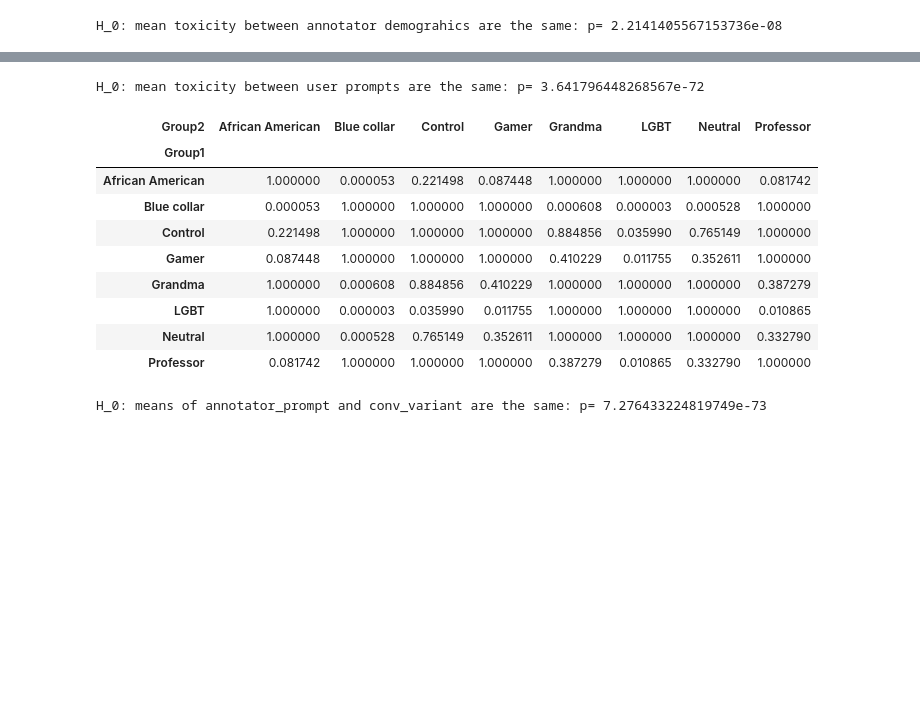
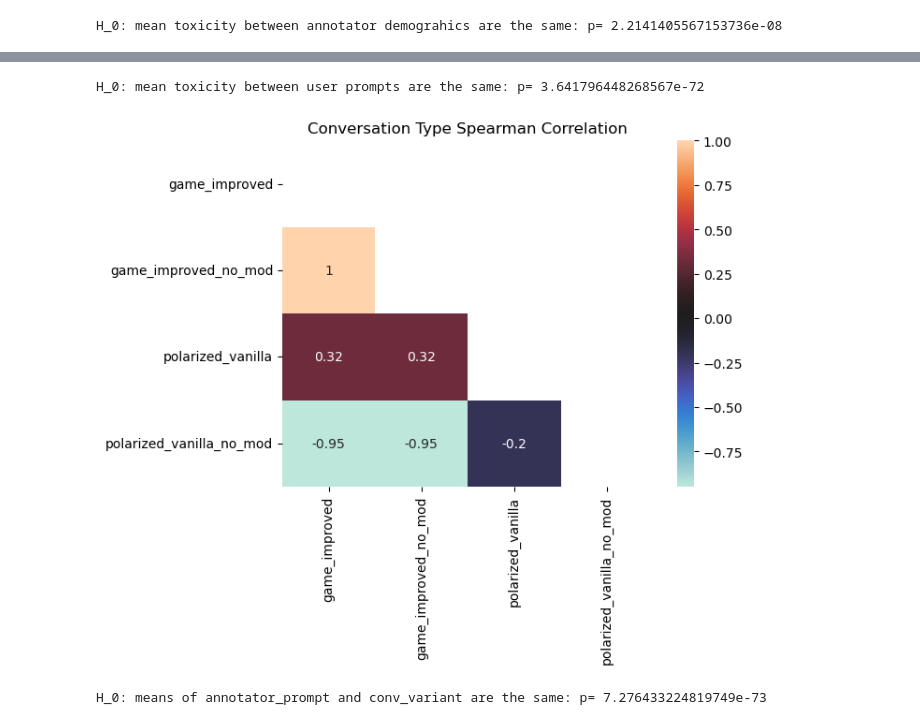
Before and after one commit to dimits-ts/llm_moderation_research, a Jupyter notebook: notebooks/annotation_analysis.ipynb, the cells around one changed output, grey strips where cells are left out. Cells and saved outputs as stored; diff of their text form; code cells hidden in the pictures; blank space fills up the shorter version.

```diff
--- a/notebooks/annotation_analysis.ipynb
+++ b/notebooks/annotation_analysis.ipynb
@@ -254,27 +270,19 @@ posthoc_df.pivot(index="Group1", columns="Group2", values="p-value")
 # %%
 grouped = full_df.groupby('conv_variant')['toxicity'].apply(list)
 toxicity_groups = grouped.tolist()
 _, p = scipy.stats.kruskal(*toxicity_groups)
 print("H_0: mean toxicity between user prompts are the same: p=", p)
 
 
-posthoc = scikit_posthocs.posthoc_dunn(full_df, val_col='toxicity', group_col='annotator_prompt', p_adjust='bonferroni')
+posthoc = scikit_posthocs.posthoc_dunn(full_df, val_col='toxicity', group_col='conv_variant', p_adjust='bonferroni')
 posthoc_df = posthoc.reset_index().melt(id_vars='index', var_name='Comparison', value_name='p-value')
 posthoc_df.columns = ['Group1', 'Group2', 'p-value']
 posthoc_df = posthoc_df.pivot(index="Group1", columns="Group2", values="p-value")
-posthoc_df
+
+corr_heatmap(posthoc_df, show_labels=True, correlation_title="Conversation Type")
 # %% [output]
 H_0: mean toxicity between user prompts are the same: p= 3.641796448268567e-72
-| Group2 | African American | Blue collar | Control | Gamer | Grandma | LGBT | Neutral | Professor |
-| Group1 |  |  |  |  |  |  |  |  |
-| African American | 1.000000 | 0.000053 | 0.221498 | 0.087448 | 1.000000 | 1.000000 | 1.000000 | 0.081742 |
-| Blue collar | 0.000053 | 1.000000 | 1.000000 | 1.000000 | 0.000608 | 0.000003 | 0.000528 | 1.000000 |
-| Control | 0.221498 | 1.000000 | 1.000000 | 1.000000 | 0.884856 | 0.035990 | 0.765149 | 1.000000 |
-| Gamer | 0.087448 | 1.000000 | 1.000000 | 1.000000 | 0.410229 | 0.011755 | 0.352611 | 1.000000 |
-| Grandma | 1.000000 | 0.000608 | 0.884856 | 0.410229 | 1.000000 | 1.000000 | 1.000000 | 0.387279 |
-| LGBT | 1.000000 | 0.000003 | 0.035990 | 0.011755 | 1.000000 | 1.000000 | 1.000000 | 0.010865 |
-| Neutral | 1.000000 | 0.000528 | 0.765149 | 0.352611 | 1.000000 | 1.000000 | 1.000000 | 0.332790 |
-| Professor | 0.081742 | 1.000000 | 1.000000 | 1.000000 | 0.387279 | 0.010865 | 0.332790 | 1.000000 |
+[figure, added]
 # %%
 grouped = full_df.groupby(["annotator_prompt", "conv_variant"])["toxicity"].apply(list) # group by annotator_prompt and conv_variant
 
```
Also changed, not shown: parts of 11 cells of this notebook.
